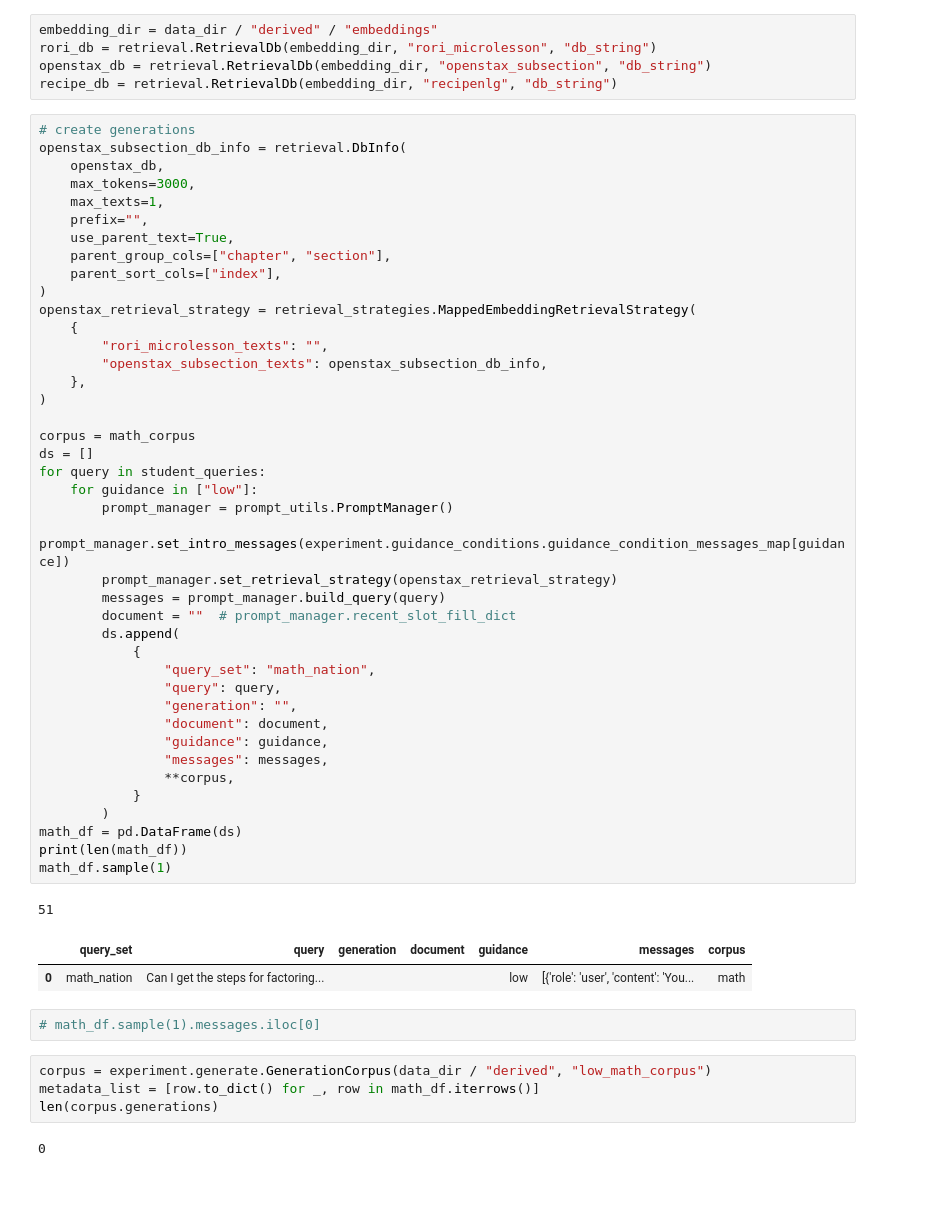
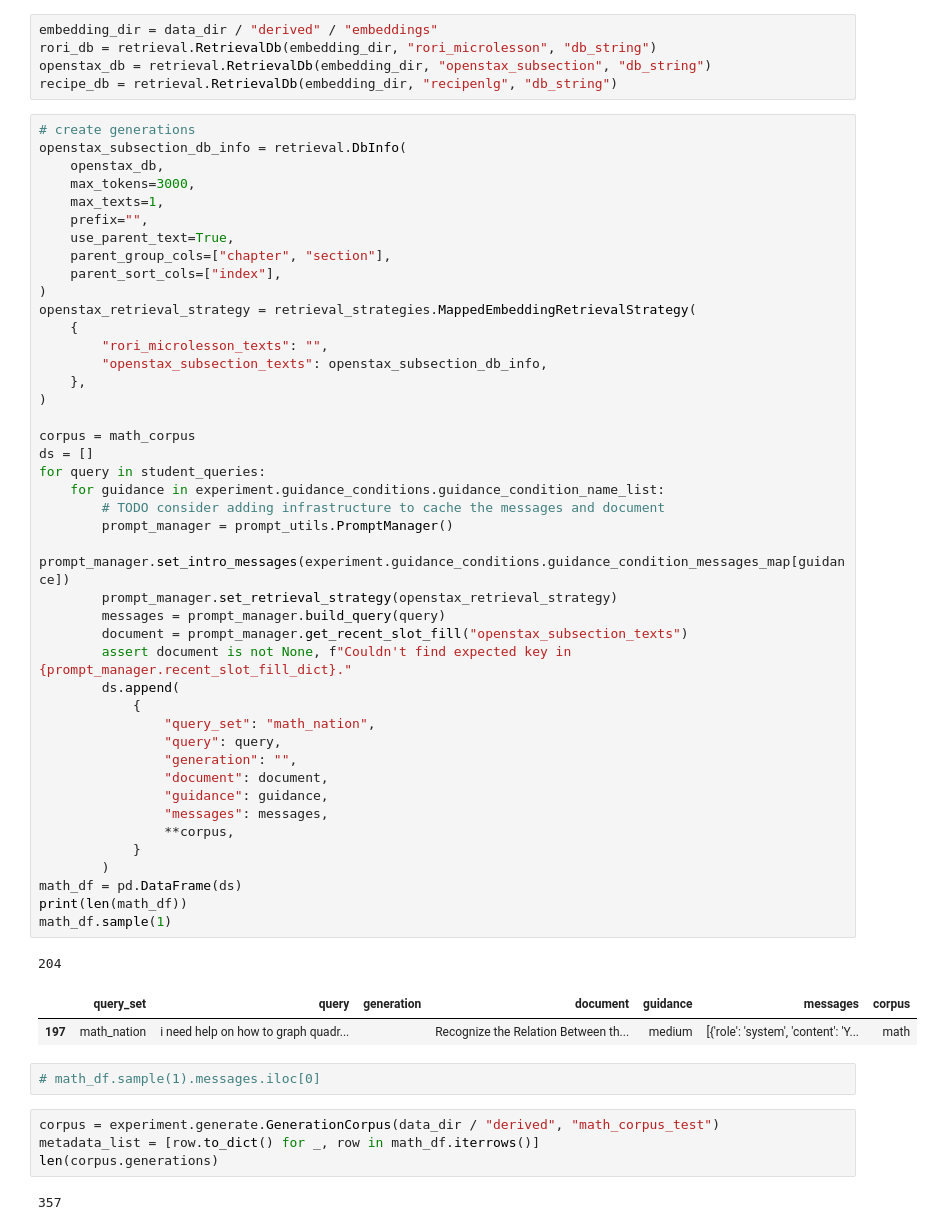
Before and after one commit to DigitalHarborFoundation/rag-for-math-qa, a Jupyter notebook: notebooks/SurveyDataAnalysis.ipynb, the cells around one changed output. Saved outputs shown, nothing was run; the diff lists cells and outputs as text; blank space fills up the shorter version.

```diff
--- a/notebooks/SurveyDataAnalysis.ipynb
+++ b/notebooks/SurveyDataAnalysis.ipynb
@@ -534,42 +530,44 @@ openstax_subsection_db_info = retrieval.DbInfo(
 openstax_retrieval_strategy = retrieval_strategies.MappedEmbeddingRetrievalStrategy(
     {
         "rori_microlesson_texts": "",
         "openstax_subsection_texts": openstax_subsection_db_info,
     },
 )
 
 corpus = math_corpus
 ds = []
 for query in student_queries:
-    for guidance in ["low"]:
+    for guidance in experiment.guidance_conditions.guidance_condition_name_list:
+        # TODO consider adding infrastructure to cache the messages and document
         prompt_manager = prompt_utils.PromptManager()
         prompt_manager.set_intro_messages(experiment.guidance_conditions.guidance_condition_messages_map[guidance])
         prompt_manager.set_retrieval_strategy(openstax_retrieval_strategy)
         messages = prompt_manager.build_query(query)
-        document = ""  # prompt_manager.recent_slot_fill_dict
+        document = prompt_manager.get_recent_slot_fill("openstax_subsection_texts")
+        assert document is not None, f"Couldn't find expected key in {prompt_manager.recent_slot_fill_dict}."
         ds.append(
             {
                 "query_set": "math_nation",
                 "query": query,
                 "generation": "",
                 "document": document,
                 "guidance": guidance,
                 "messages": messages,
                 **corpus,
             }
         )
 math_df = pd.DataFrame(ds)
 print(len(math_df))
 math_df.sample(1)
 # %% [output]
-51
+204
 |  | query_set | query | generation | document | guidance | messages | corpus |
-| 0 | math_nation | Can I get the steps for factoring... |  |  | low | [{'role': 'user', 'content': 'You... | math |
+| 197 | math_nation | i need help on how to graph quadr... |  | Recognize the Relation Between th... | medium | [{'role': 'system', 'content': 'Y... | math |
 # %%
 # math_df.sample(1).messages.iloc[0]
 # %%
-corpus = experiment.generate.GenerationCorpus(data_dir / "derived", "low_math_corpus")
+corpus = experiment.generate.GenerationCorpus(data_dir / "derived", "math_corpus_test")
 metadata_list = [row.to_dict() for _, row in math_df.iterrows()]
 len(corpus.generations)
 # %% [output]
-0
+357
```
Also changed, not shown: parts of 11 cells of this notebook, 5 other files.
